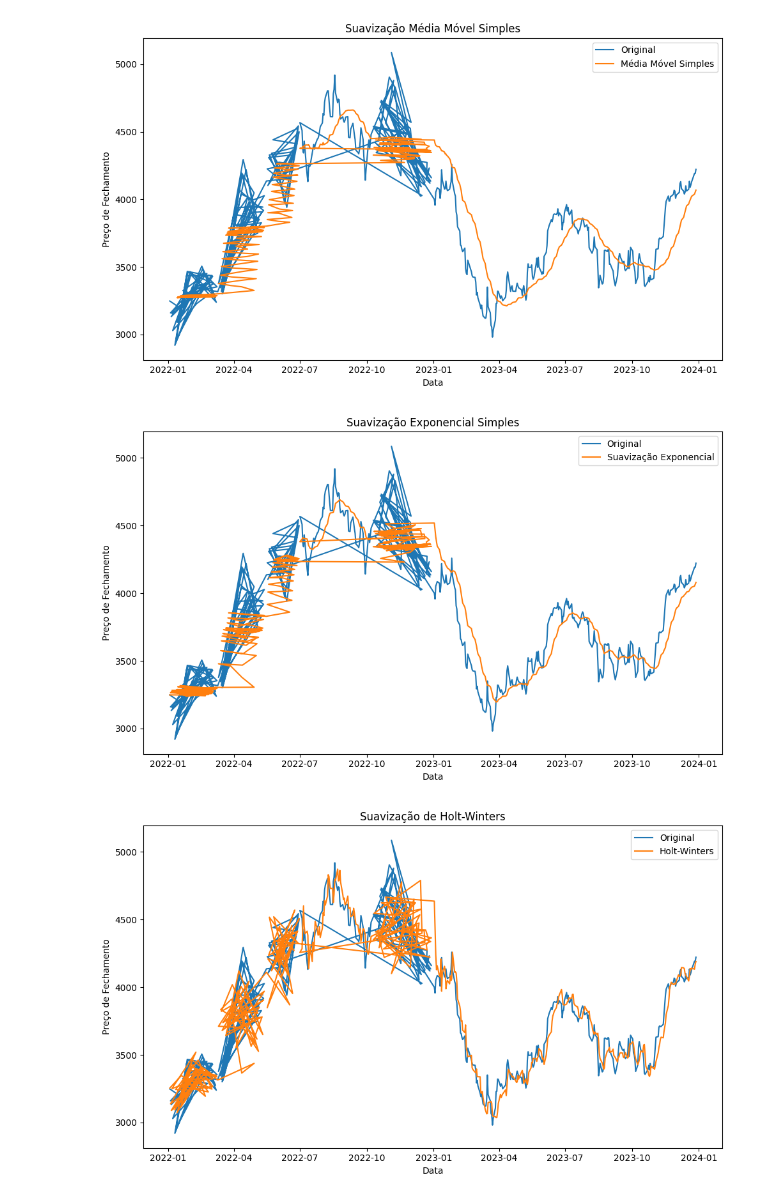
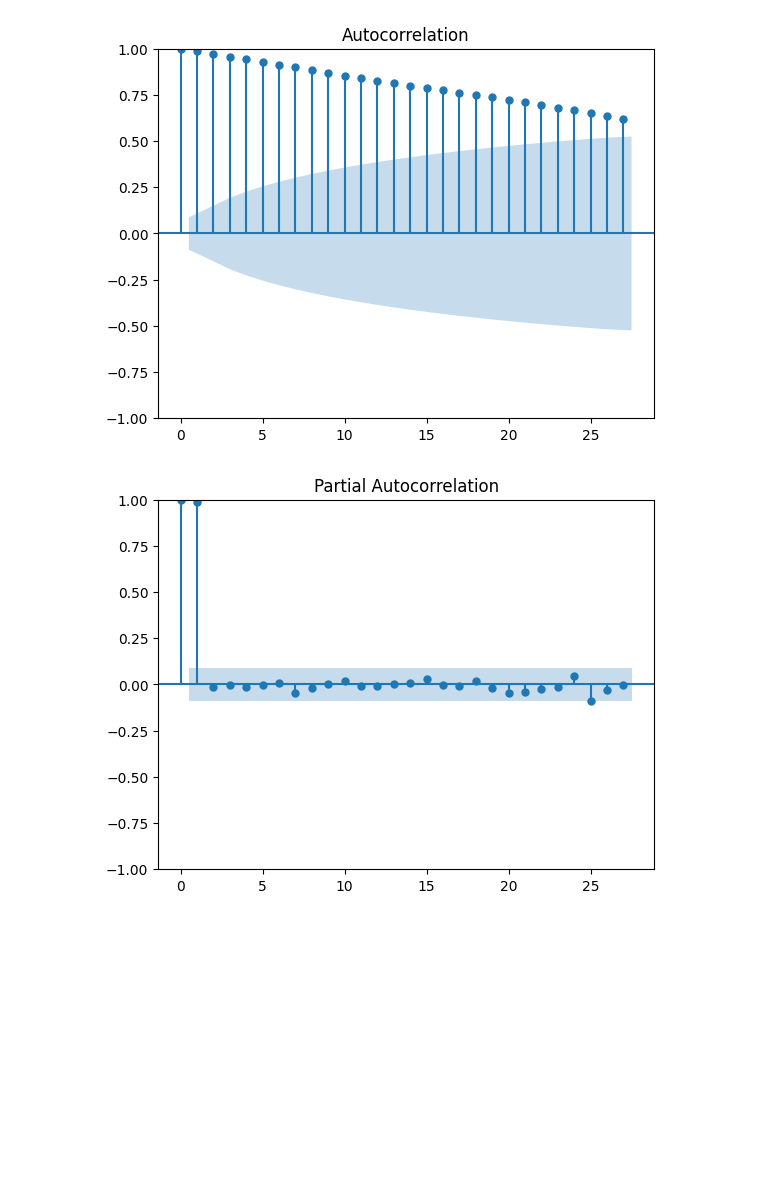
Before and after one commit to sergiolfaria/Atividades_Ciencia_De_Dados, a Jupyter notebook: Trabalho Arima/Arima.ipynb, the cells around one changed output. Cells and saved outputs as stored; diff of their text form; code cells hidden in the pictures; blank space fills up the shorter version.

```diff
--- a/Trabalho Arima/Arima.ipynb
+++ b/Trabalho Arima/Arima.ipynb
@@ -133,59 +50,8 @@ plt.tight_layout()
-# %%
-import pandas as pd
-import matplotlib.pyplot as plt
-from statsmodels.tsa.api import SimpleExpSmoothing, ExponentialSmoothing
-from statsmodels.tsa.seasonal import seasonal_decompose
-
-# Carregando os dados e configurando o índice para ser uma série temporal
-# Suponha que 'ELETROBRAS_df' seja seu dataframe com a série temporal
-
-# Exemplo de suavização média móvel simples
-window = 30  # Tamanho da janela da média móvel
-ELETROBRAS_df['Suavizacao_MMS'] = ELETROBRAS_df['Preco_Fechamento'].rolling(window=window).mean()
-
-# Plotando a suavização média móvel simples
-plt.figure(figsize=(10, 6))
-plt.plot(ELETROBRAS_df.index, ELETROBRAS_df['Preco_Fechamento'], label='Original')
-plt.plot(ELETROBRAS_df.index, ELETROBRAS_df['Suavizacao_MMS'], label='Média Móvel Simples')
-plt.title('Suavização Média Móvel Simples')
-plt.xlabel('Data')
-plt.ylabel('Preço de Fechamento')
-plt.legend()
-plt.tight_layout()
-plt.show()
-
-# Exemplo de suavização exponencial simples
-alpha = 0.1  # Fator de suavização
-model_exp = SimpleExpSmoothing(ELETROBRAS_df['Preco_Fechamento']).fit(smoothing_level=alpha)
-resultado_teste = ELETROBRAS_df['Suavizacao_EXP'] = model_exp.fittedvalues
-
-# Plotando a suavização exponencial simples
-plt.figure(figsize=(10, 6))
-plt.plot(ELETROBRAS_df.index, ELETROBRAS_df['Preco_Fechamento'], label='Original')
-plt.plot(ELETROBRAS_df.index, ELETROBRAS_df['Suavizacao_EXP'], label='Suavização Exponencial')
-plt.title('Suavização Exponencial Simples')
-plt.xlabel('Data')
-plt.ylabel('Preço de Fechamento')
-plt.legend()
-plt.tight_layout()
-plt.show()
-
-# Exemplo de suavização de Holt-Winters
-model_hw = ExponentialSmoothing(ELETROBRAS_df['Preco_Fechamento'], seasonal_periods=12, trend='add', seasonal='add').fit()
-ELETROBRAS_df['Suavizacao_HW'] = model_hw.fittedvalues
-
-# Plotando a suavização de Holt-Winters
-plt.figure(figsize=(10, 6))
-plt.plot(ELETROBRAS_df.index, ELETROBRAS_df['Preco_Fechamento'], label='Original')
-plt.plot(ELETROBRAS_df.index, ELETROBRAS_df['Suavizacao_HW'], label='Holt-Winters')
-plt.title('Suavização de Holt-Winters')
-plt.xlabel('Data')
-plt.ylabel('Preço de Fechamento')
-plt.legend()
-plt.tight_layout()
-plt.show()
-# %% [output]
-[figure, removed]
-[figure, removed]
-[figure, removed]
+# %%
+plot_acf(AMAZON_df['Preco_Fechamento'])
+plot_pacf(AMAZON_df['Preco_Fechamento'])
+plt.show()
+# %% [output]
+[figure, added]
+[figure, added]
 # %%
```
Also changed, not shown: parts of 20 cells of this notebook.
